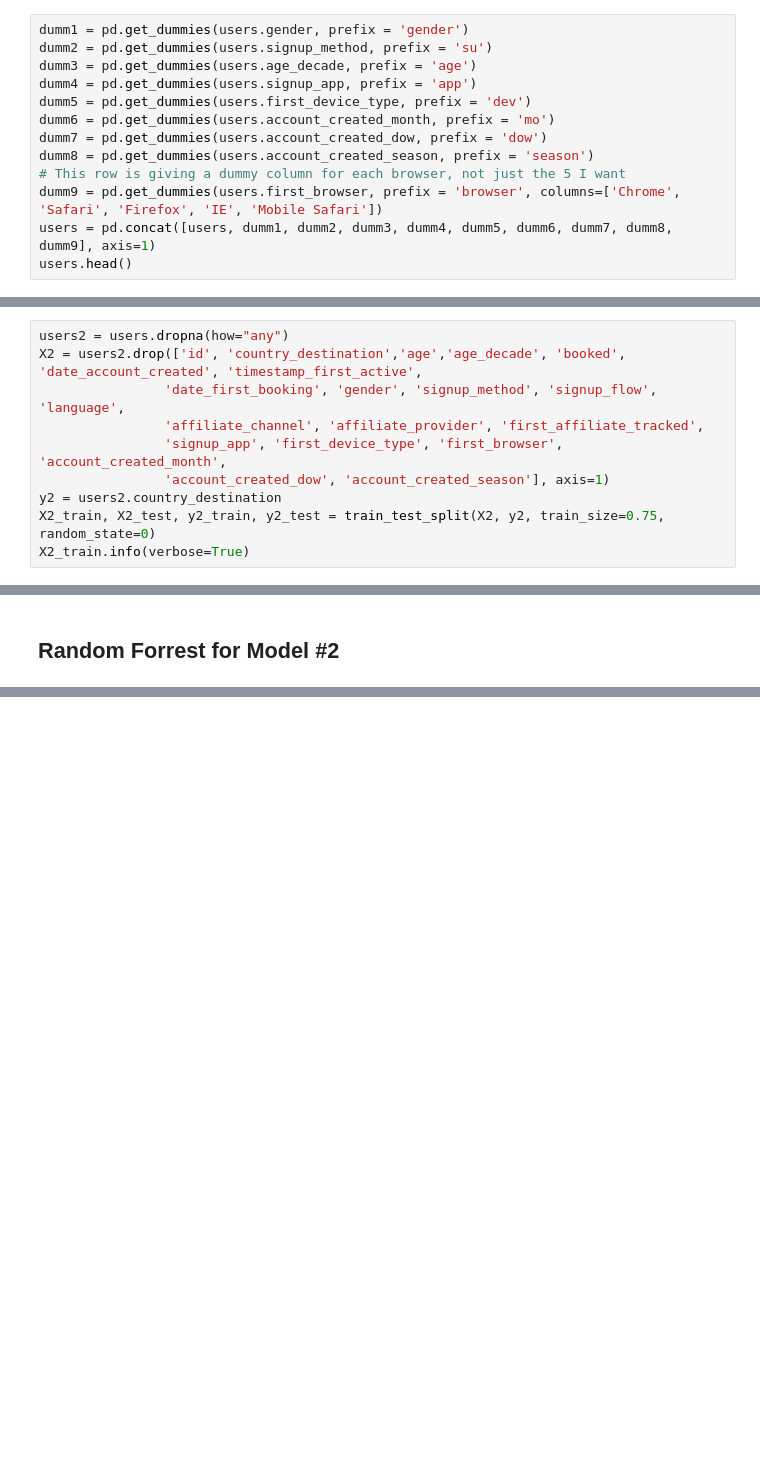
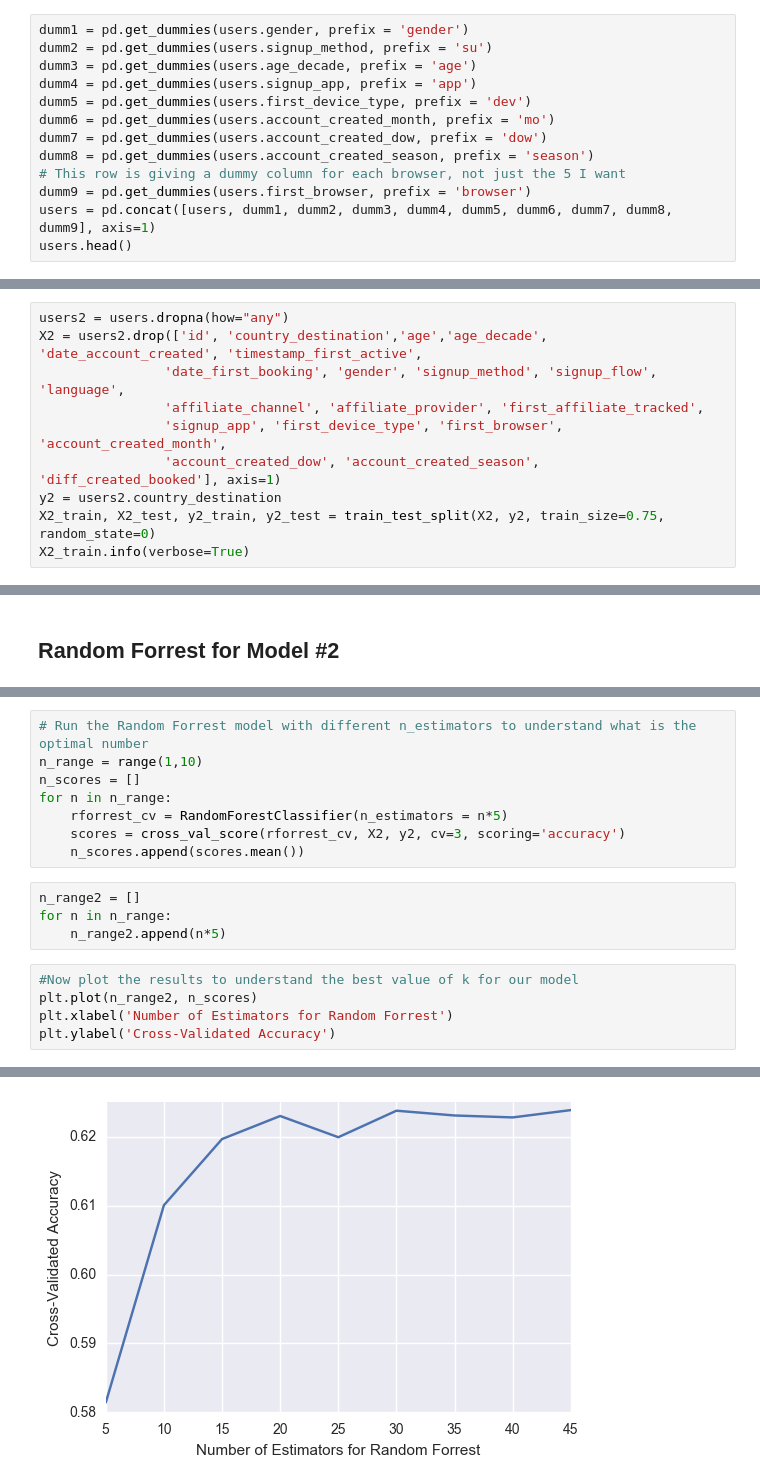
Before and after one commit to mattcano/airbnb_kaggle, a Jupyter notebook: cano_final_v2.ipynb, the cells around one changed output, grey strips where cells are left out. Cells and saved outputs as stored; diff of their text form; blank space fills up the shorter version.

```diff
--- a/cano_final_v2.ipynb
+++ b/cano_final_v2.ipynb
@@ -387,7 +387,7 @@ dumm6 = pd.get_dummies(users.account_created_month, prefix = 'mo')
 dumm7 = pd.get_dummies(users.account_created_dow, prefix = 'dow')
 dumm8 = pd.get_dummies(users.account_created_season, prefix = 'season')
 # This row is giving a dummy column for each browser, not just the 5 I want
-dumm9 = pd.get_dummies(users.first_browser, prefix = 'browser', columns=['Chrome', 'Safari', 'Firefox', 'IE', 'Mobile Safari'])
+dumm9 = pd.get_dummies(users.first_browser, prefix = 'browser')
 users = pd.concat([users, dumm1, dumm2, dumm3, dumm4, dumm5, dumm6, dumm7, dumm8, dumm9], axis=1)
 users.head()
 # %% [output]
@@ -491,11 +491,11 @@ ValueError: Input contains NaN, infinity or a value too large for dtype('float64
 # Model #2: Predicting Country of Booking
 # %%
 users2 = users.dropna(how="any")
-X2 = users2.drop(['id', 'country_destination','age','age_decade', 'booked', 'date_account_created', 'timestamp_first_active',
+X2 = users2.drop(['id', 'country_destination','age','age_decade', 'date_account_created', 'timestamp_first_active',
                 'date_first_booking', 'gender', 'signup_method', 'signup_flow', 'language',
                 'affiliate_channel', 'affiliate_provider', 'first_affiliate_tracked',
                 'signup_app', 'first_device_type', 'first_browser', 'account_created_month',
-                'account_created_dow', 'account_created_season'], axis=1)
+                'account_created_dow', 'account_created_season', 'diff_created_booked'], axis=1)
 y2 = users2.country_destination
 X2_train, X2_test, y2_train, y2_test = train_test_split(X2, y2, train_size=0.75, random_state=0)
 X2_train.info(verbose=True)
@@ -694,0 +761,18 @@ print scores_dt.mean()
+# %%
+# Run the Random Forrest model with different n_estimators to understand what is the optimal number
+n_range = range(1,10)
+n_scores = []
+for n in n_range:
+    rforrest_cv = RandomForestClassifier(n_estimators = n*5)
+    scores = cross_val_score(rforrest_cv, X2, y2, cv=3, scoring='accuracy')
+    n_scores.append(scores.mean())
+# %%
+n_range2 = []
+for n in n_range:
+    n_range2.append(n*5)
+# %%
+#Now plot the results to understand the best value of k for our model
+plt.plot(n_range2, n_scores)
+plt.xlabel('Number of Estimators for Random Forrest')
+plt.ylabel('Cross-Validated Accuracy')
+# %% [output]
@@ -695 +780,2 @@ print scores_dt.mean()
+[figure, added]
 # %%
```
Also changed, not shown: parts of 21 cells of this notebook, 1 other file.
